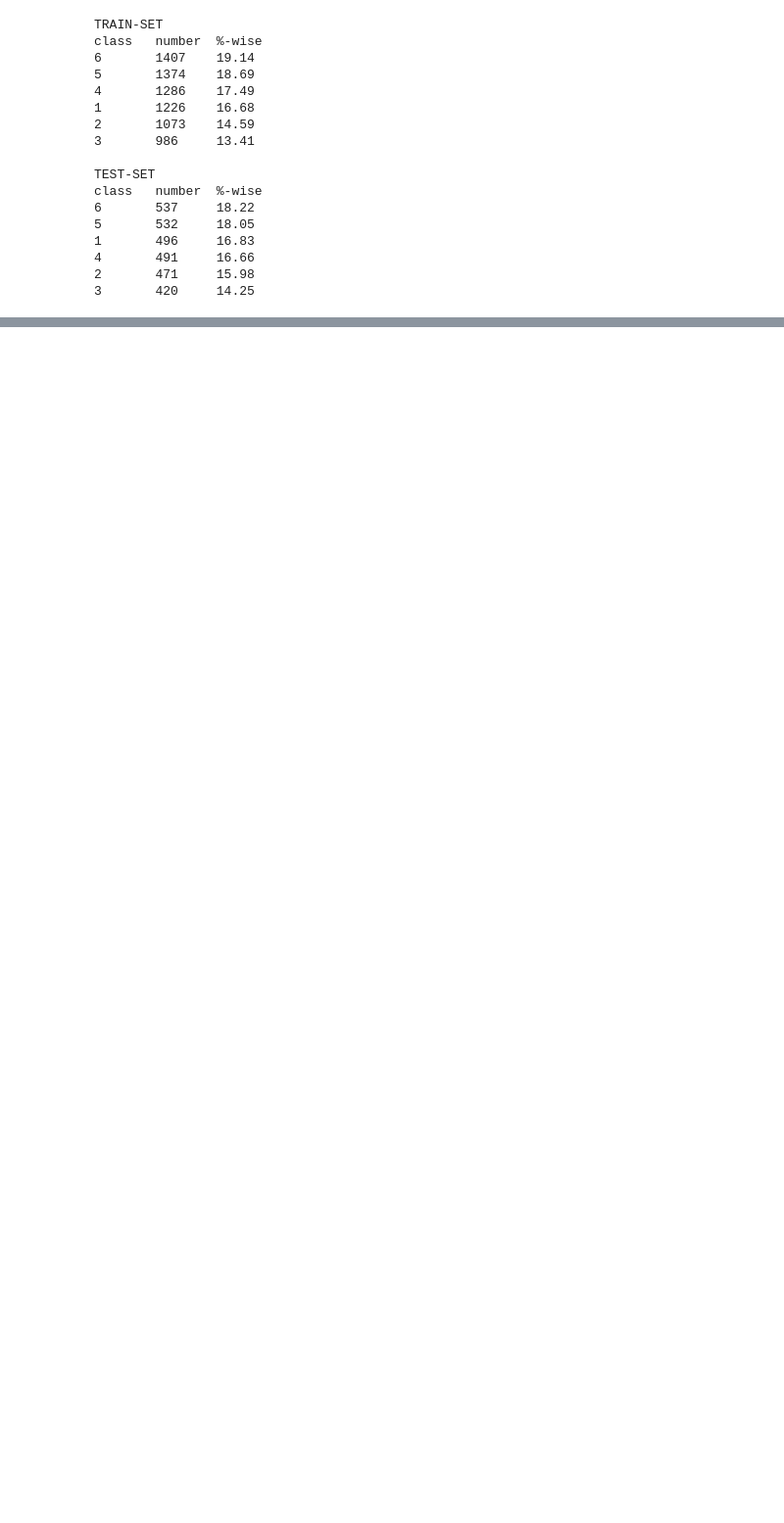
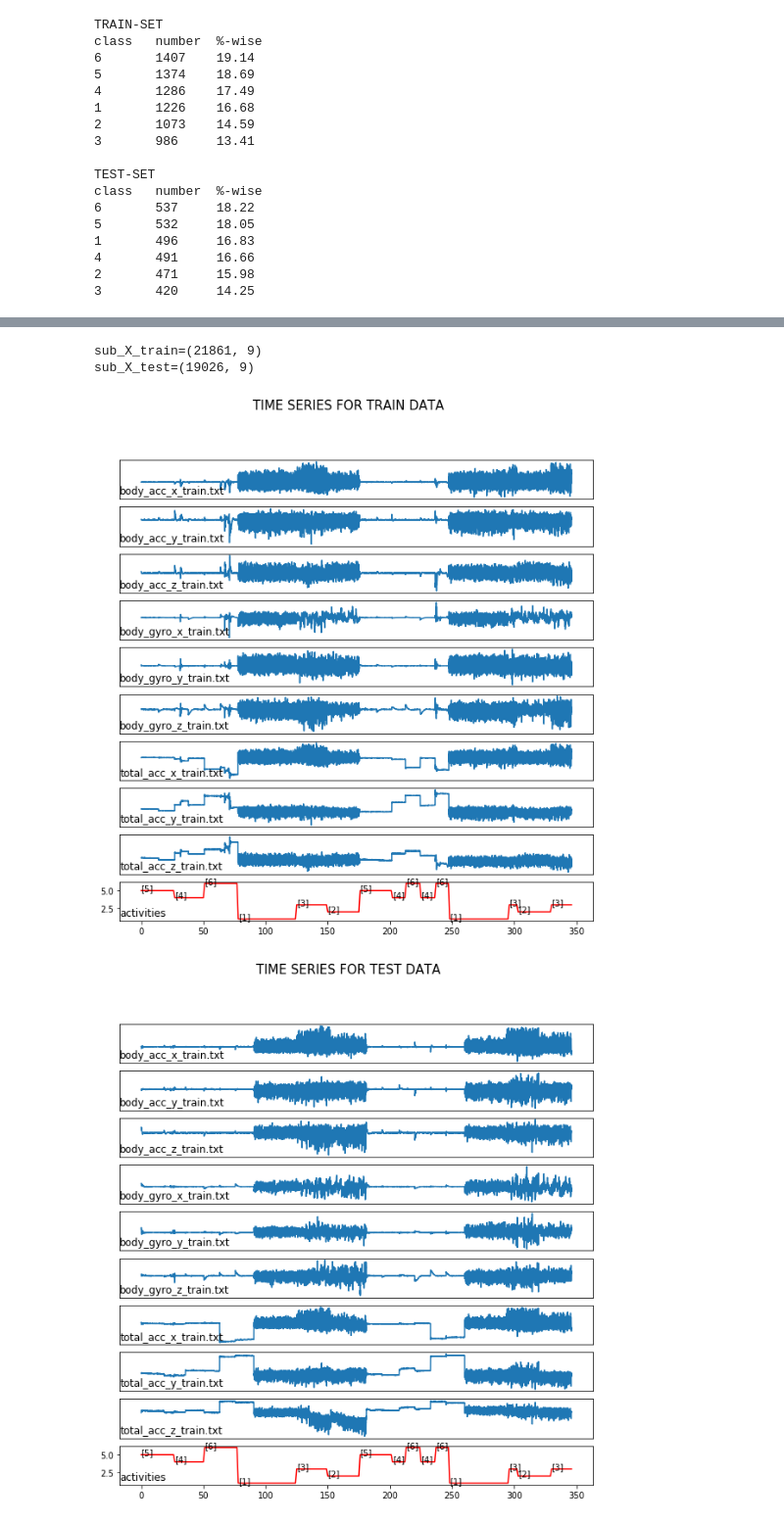
Before and after one commit to anaramirli/human-activity-recognition, a Jupyter notebook: Initial investigation.ipynb, the cells around one changed output, grey strips where cells are left out. Shown at 98% size. Cells and saved outputs as stored; diff of their text form; code cells hidden in the pictures; blank space fills up the shorter version.

Commit message:
updates in ipynb and modules
initial investigation.ipynb and DataHandler.py files were modified

```diff
--- a/Initial investigation.ipynb
+++ b/Initial investigation.ipynb
@@ -50,0 +106,54 @@ class   number  %-wise
+# %%
+# retrive all observations (rows) for a signe subject (for a given subject_id)
+
+sub_X_train = datahandler.get_subject_data(X_train, sub_indices_train, subject_id=1)
+sub_y_train = datahandler.get_subject_data(y_train, sub_indices_train, subject_id=1)
+
+sub_X_test = datahandler.get_subject_data(X_test, sub_indices_test, subject_id=2)
+sub_y_test = datahandler.get_subject_data(y_test, sub_indices_test, subject_id=2)
+
+# remove overlap
+sub_X_train = datahandler.remove_overlap(sub_X_train)
+sub_X_test  =  datahandler.remove_overlap(sub_X_test)
+
+# print data info
+print('sub_X_train={}'.format(sub_X_train.shape))
+print('sub_X_test={}'.format(sub_X_test.shape))
+# %% [output]
+sub_X_train=(21861, 9)
+sub_X_test=(19026, 9)
+# %%
+def plot_time_series(sub_data, signal_names, title):
+
+    # create subplot
+    fig, ax = plt.subplots(nrows=len(signal_names)+1, ncols=1, figsize=(10,10), squeeze=True)
+
+    # iterate over each signal
+    for i in range(len(signal_names)):
+        # add time series of corresponding inertial signal values
+        ax[i].plot(sub_data[:, i])
+        ax[i].set_title(signal_names[i], y=0, loc='left')
+        # make axes unvisible
+        ax[i].get_xaxis().set_visible(False)
+        ax[i].get_yaxis().set_visible(False)
+
+    # add activity values to last ax
+    ax[-1].plot(sub_y_train, 'r')
+    ax[-1].set_title('activities', y=0, loc='left')
+
+    # annotate activity number when there is a change
+    temp_j = 0
+    for i,j in enumerate(sub_y_train):
+        if temp_j!=j:
+            temp_j=j
+            ax[-1].annotate(str(j),xy=(i,j))
+
+    fig.suptitle(title.upper(), fontsize=15)
+    plt.show()
+
+
+plot_time_series(sub_X_train, signal_names, 'time series for train data')
+plot_time_series(sub_X_test,  signal_names, 'time series for test data')
+# %% [output]
+[figure, added]
+[figure, added]
```
Also changed, not shown: parts of 11 cells of this notebook, 1 other file.
